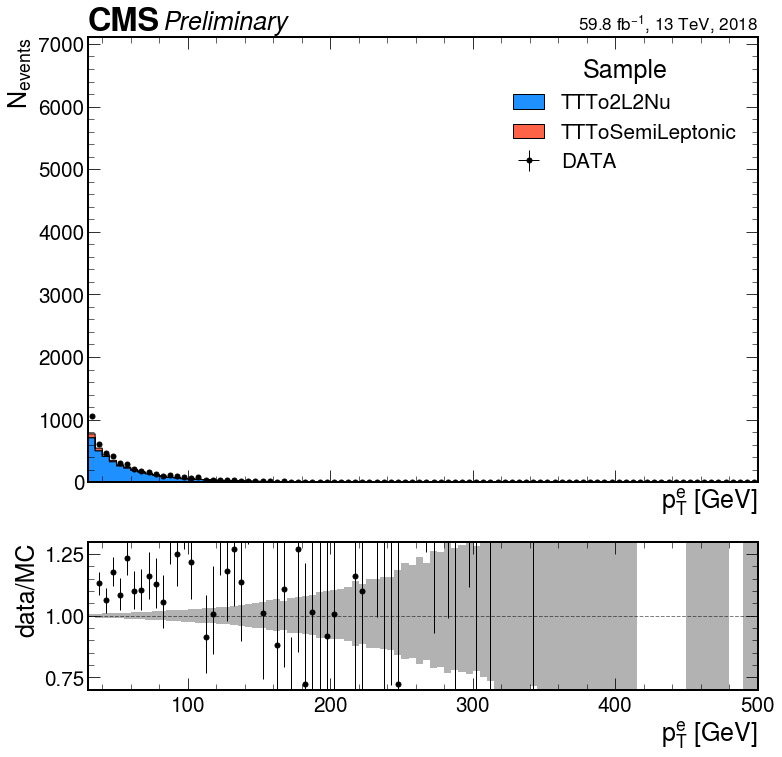
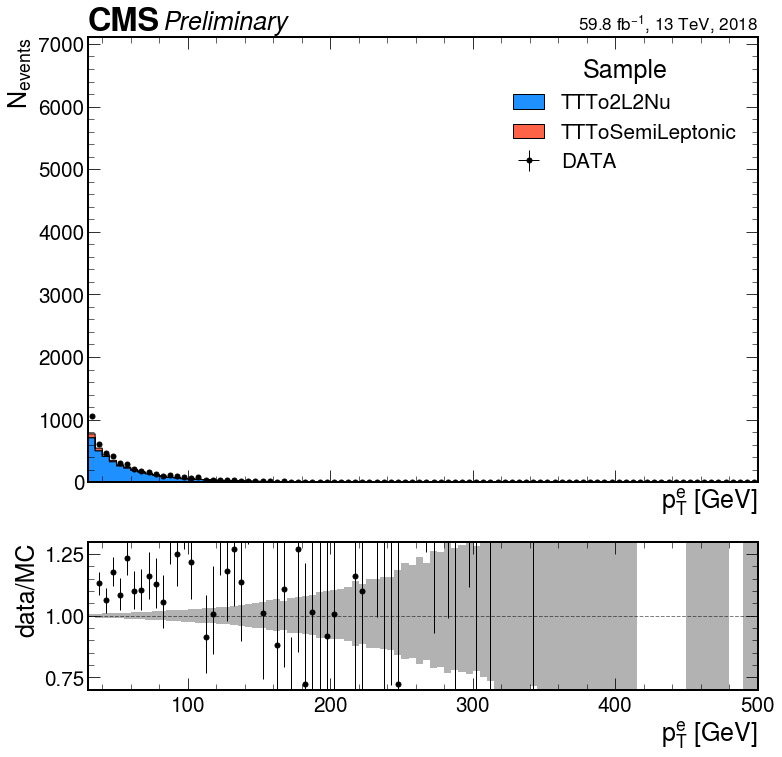
Code edit (unified diff) that turned the first committed figure into the second:
--- before
+++ after
@@ -12,6 +12,5 @@
         plot.plotratio(num=h_ele[(['DATA'], cat,'nominal')].sum('cat', 'var', 'sample'), denom=h_ele[(datasets_mc, cat,'nominal')].sum('cat', 'var', 'sample'), ax=rax,
                                    error_opts=opts_data, denom_fill_opts={}, guide_opts={}, unc='num')
-        hep.cms.text("Preliminary", loc=0, ax=ax)
-        hep.cms.lumitext(text=f'{lumi}' + r' fb$^{-1}$, 13 TeV, 2018', fontsize=18, ax=ax)
+        hep.cms.label(text="Preliminary", rlabel=f'{lumi}' + r' fb$^{-1}$, 13 TeV, 2018', fontsize=fontsize, ax=ax, loc=0)
         print(cat)
         #ax.set_title(cat)

Commit: use mplhep.cms.label and introduce cms_label plotting config